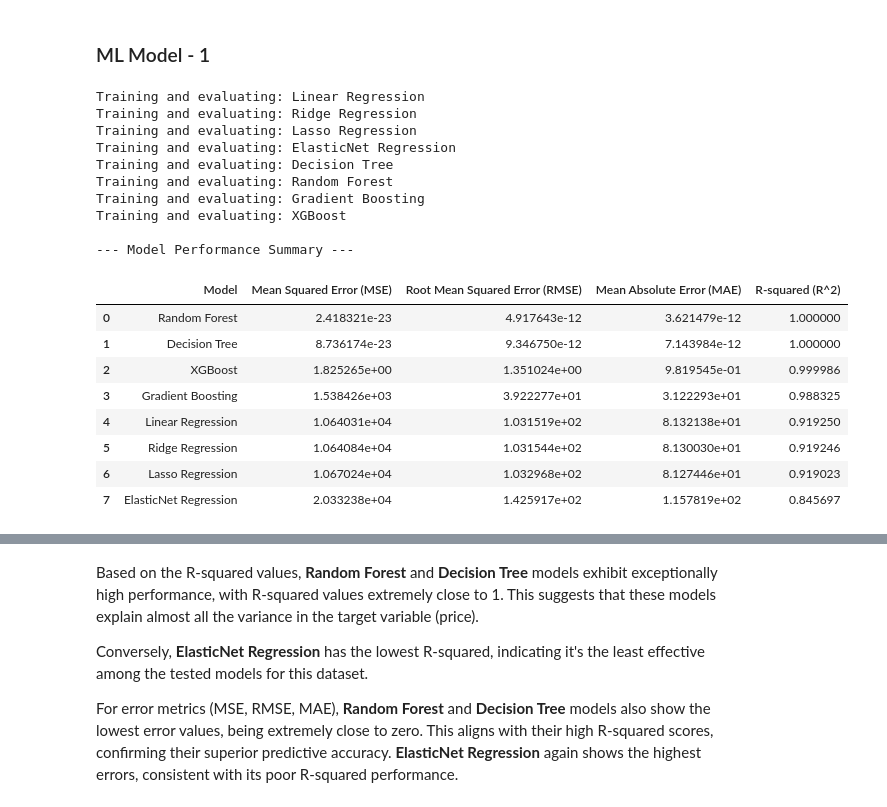
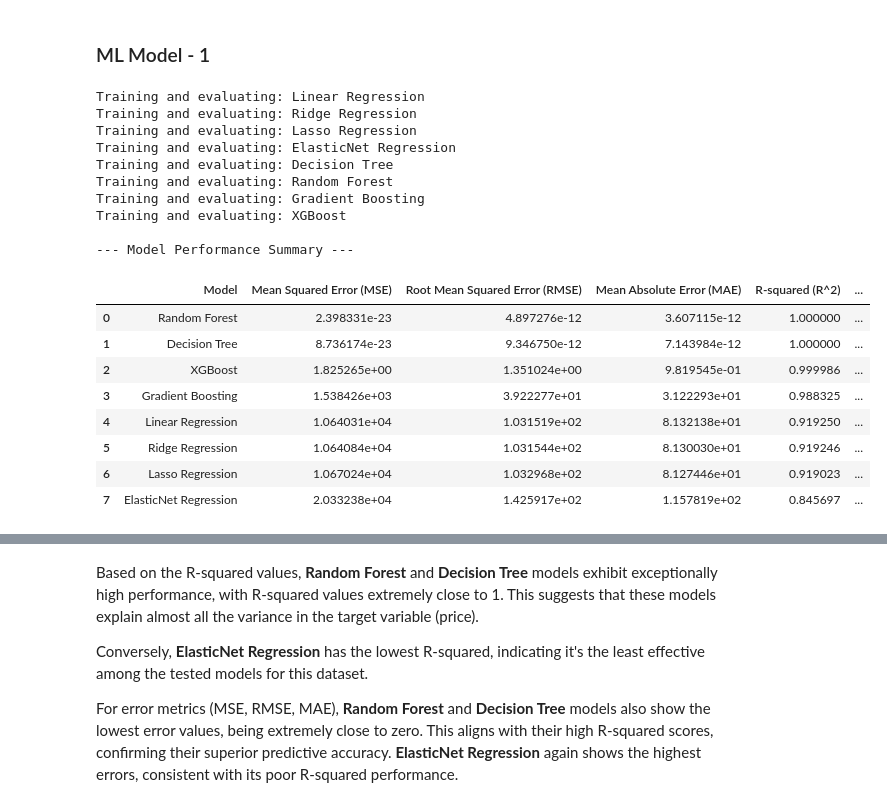
Before and after one commit to amol004/Voyage-Analytics-Integrating-MLOps-in-Travel, a Jupyter notebook: Capstone_Project_Productionization_of_ML_Systems.ipynb, the cells around one changed output, grey strips where cells are left out. Drawn from its saved outputs; the diff is of its cells as text; code cells hidden in the pictures.

```diff
--- a/Capstone_Project_Productionization_of_ML_Systems.ipynb
+++ b/Capstone_Project_Productionization_of_ML_Systems.ipynb
@@ -1279,14 +1279,18 @@ regression_models = {
     "Ridge Regression": Ridge(),
     "Lasso Regression": Lasso(),
     "ElasticNet Regression": ElasticNet(),
-    "Decision Tree": DecisionTreeRegressor(random_state=42),  # Added random_state for reproducibility
-    "Random Forest": RandomForestRegressor(random_state=42), # Added random_state for reproducibility
-    "Gradient Boosting": GradientBoostingRegressor(random_state=42),
-    "XGBoost": xgb.XGBRegressor(random_state=42) # Added XGBoost with random_state
+    "Decision Tree": DecisionTreeRegressor(),
+    "Random Forest": RandomForestRegressor(),
+    "Gradient Boosting": GradientBoostingRegressor(),
+    "XGBoost": xgb.XGBRegressor()
 }
 
 # List to store performance metrics for each model
 performance_records = []
+
+# Get number of samples (n) and features (p) for Adjusted R-squared calculation
+n = X_train.shape[0]
+p = X_train.shape[1]
 
 # Iterate through each model, train, predict, and evaluate
 for model_name, model_instance in regression_models.items():
@@ -1304,42 +1308,46 @@ for model_name, model_instance in regression_models.items():
     mean_abs_error = mean_absolute_error(y_test, y_prediction)
     r2_score_value = r2_score(y_test, y_prediction)
 
+    # Calculate Adjusted R-squared
+    adjusted_r2 = 1 - (1 - r2_score_value) * ((n - 1) / (n - p - 1))
+
     # Store the results in a dictionary
     performance_records.append({
         "Model": model_name,
         "Mean Squared Error (MSE)": mean_sq_error,
         "Root Mean Squared Error (RMSE)": root_mean_sq_error,
         "Mean Absolute Error (MAE)": mean_abs_error,
-        "R-squared (R^2)": r2_score_value
+        "R-squared (R^2)": r2_score_value,
+        "Adjusted R-squared": adjusted_r2
     })
 
 # Convert the list of dictionaries to a Pandas DataFrame for easy viewing
 model_performance_df = pd.DataFrame(performance_records)
 
 # Sort the DataFrame by R-squared in descending order to see the best performing models first
 model_performance_df = model_performance_df.sort_values(by="R-squared (R^2)", ascending=False).reset_index(drop=True)
 
 # Display the comparison table
 print("\n--- Model Performance Summary ---")
 display(model_performance_df)
 # %% [output]
 Training and evaluating: Linear Regression
 Training and evaluating: Ridge Regression
 Training and evaluating: Lasso Regression
 Training and evaluating: ElasticNet Regression
 Training and evaluating: Decision Tree
 Training and evaluating: Random Forest
 Training and evaluating: Gradient Boosting
 Training and evaluating: XGBoost
 
 --- Model Performance Summary ---
-|  | Model | Mean Squared Error (MSE) | Root Mean Squared Error (RMSE) | Mean Absolute Error (MAE) | R-squared (R^2) |
-| 0 | Random Forest | 2.418321e-23 | 4.917643e-12 | 3.621479e-12 | 1.000000 |
-| 1 | Decision Tree | 8.736174e-23 | 9.346750e-12 | 7.143984e-12 | 1.000000 |
-| 2 | XGBoost | 1.825265e+00 | 1.351024e+00 | 9.819545e-01 | 0.999986 |
-| 3 | Gradient Boosting | 1.538426e+03 | 3.922277e+01 | 3.122293e+01 | 0.988325 |
-| 4 | Linear Regression | 1.064031e+04 | 1.031519e+02 | 8.132138e+01 | 0.919250 |
-| 5 | Ridge Regression | 1.064084e+04 | 1.031544e+02 | 8.130030e+01 | 0.919246 |
-| 6 | Lasso Regression | 1.067024e+04 | 1.032968e+02 | 8.127446e+01 | 0.919023 |
-| 7 | ElasticNet Regression | 2.033238e+04 | 1.425917e+02 | 1.157819e+02 | 0.845697 |
+|  | Model | Mean Squared Error (MSE) | Root Mean Squared Error (RMSE) | Mean Absolute Error (MAE) | R-squared (R^2) | ... |
+| 0 | Random Forest | 2.398331e-23 | 4.897276e-12 | 3.607115e-12 | 1.000000 | ... |
+| 1 | Decision Tree | 8.736174e-23 | 9.346750e-12 | 7.143984e-12 | 1.000000 | ... |
+| 2 | XGBoost | 1.825265e+00 | 1.351024e+00 | 9.819545e-01 | 0.999986 | ... |
+| 3 | Gradient Boosting | 1.538426e+03 | 3.922277e+01 | 3.122293e+01 | 0.988325 | ... |
+| 4 | Linear Regression | 1.064031e+04 | 1.031519e+02 | 8.132138e+01 | 0.919250 | ... |
+| 5 | Ridge Regression | 1.064084e+04 | 1.031544e+02 | 8.130030e+01 | 0.919246 | ... |
+| 6 | Lasso Regression | 1.067024e+04 | 1.032968e+02 | 8.127446e+01 | 0.919023 | ... |
+| 7 | ElasticNet Regression | 2.033238e+04 | 1.425917e+02 | 1.157819e+02 | 0.845697 | ... |
 # %%
```
Also changed, not shown: parts of 31 cells of this notebook.
